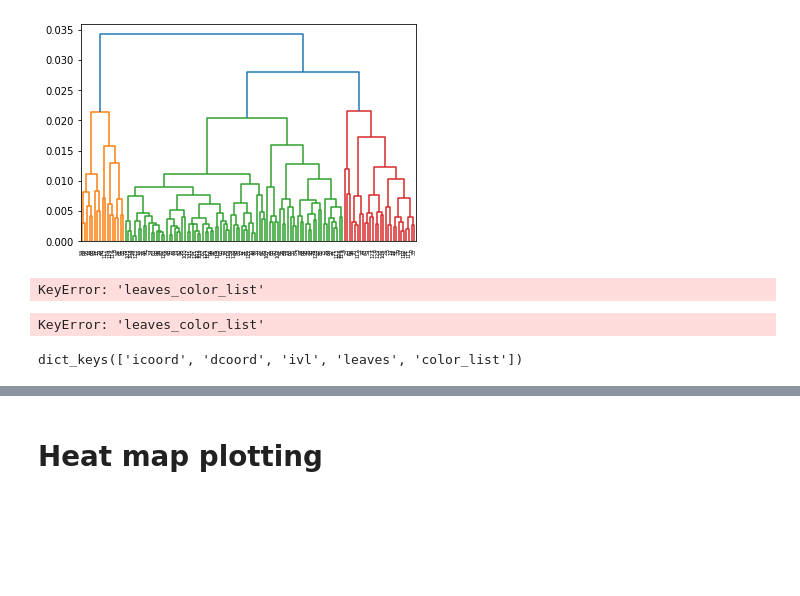
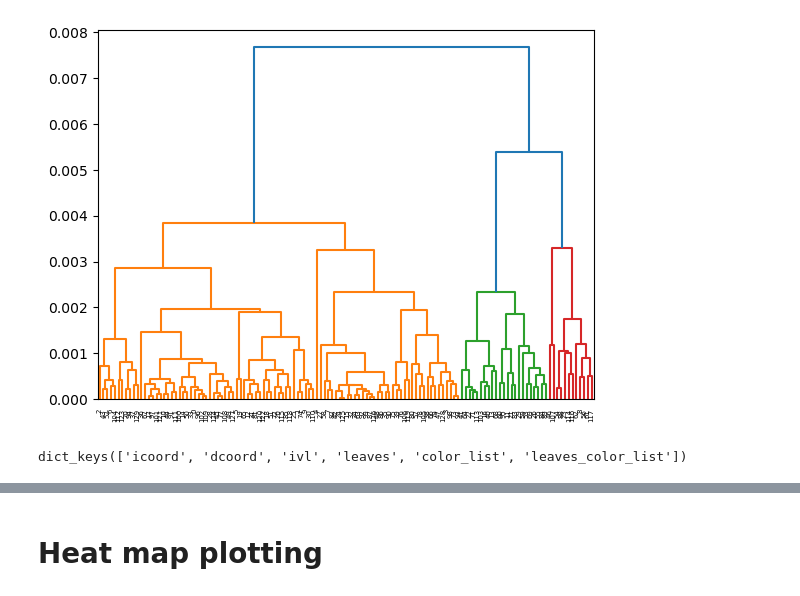
Before and after one commit to erin-n-gilbertson/3DGenome-diversity, a Jupyter notebook: activeNotebooks/Pairwise_sequence.ipynb, the cells around one changed output, grey strips where cells are left out. Drawn from its saved outputs; the diff is of its cells as text; code cells hidden in the pictures; blank space fills up the shorter version.

```diff
--- a/activeNotebooks/Pairwise_sequence.ipynb
+++ b/activeNotebooks/Pairwise_sequence.ipynb
@@ -158,8 +292,8 @@ ValueError: The condensed distance matrix must contain only finite values.
 # %%
-condensed = pdist(dict_3d[w].fillna(0, downcast='infer'))
-dendrogram = sch.dendrogram(sch.linkage(condensed, method = 'complete'))
+
+dendrogram = sch.dendrogram(sch.linkage(array, method = 'complete'))
 # %% [output]
-[figure, old version]
+[figure, new version]
 # %%
 cluster_sample_IDs = dendrogram['leaves']
 cluster_IDs = dendrogram['leaves_color_list']
@@ -168,16 +302,10 @@ clusters_dict = dict(zip(cluster_sample_IDs, cluster_IDs))
 cluster_IDs_list = []
 for key, value in sorted(clusters_dict.items()):
     cluster_IDs_list.append(value)
-# %% [output]
-KeyError: 'leaves_color_list'
-# %%
-dendrogram['leaves_color_list']
-# %% [output]
-KeyError: 'leaves_color_list'
 # %%
 print(dendrogram.keys())
 # %% [output]
-dict_keys(['icoord', 'dcoord', 'ivl', 'leaves', 'color_list'])
+dict_keys(['icoord', 'dcoord', 'ivl', 'leaves', 'color_list', 'leaves_color_list'])
 # %%
 import scipy
 scipy.__version__
```
Also changed, not shown: parts of 16 cells of this notebook, 1 other file.
